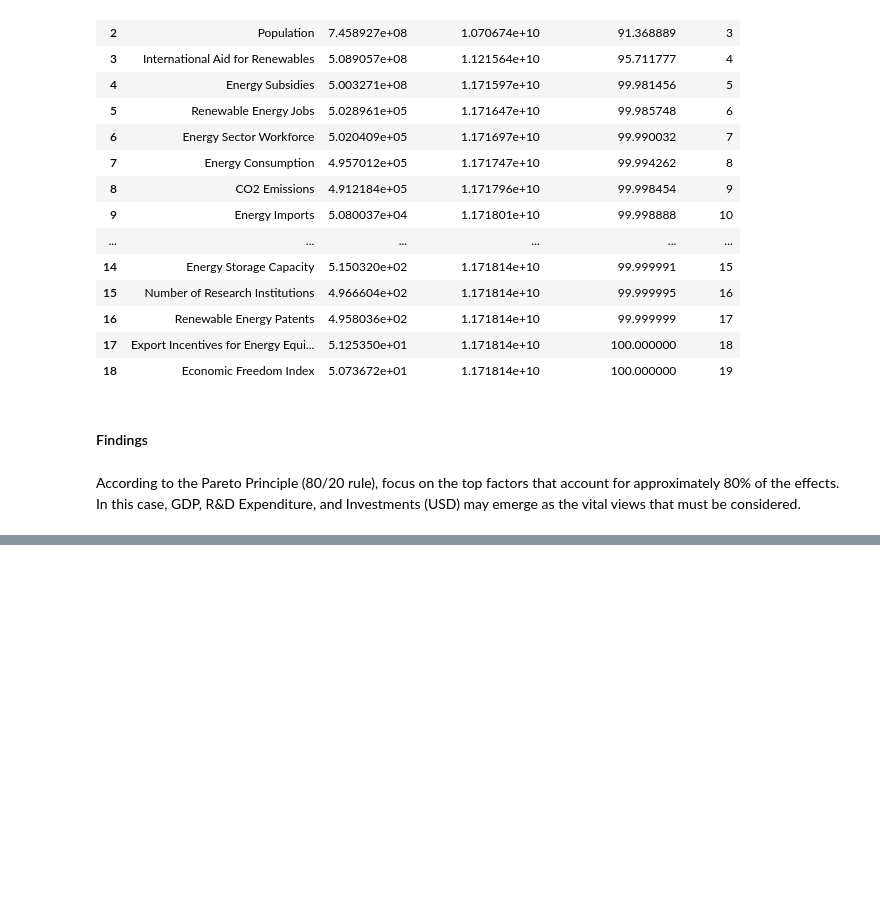
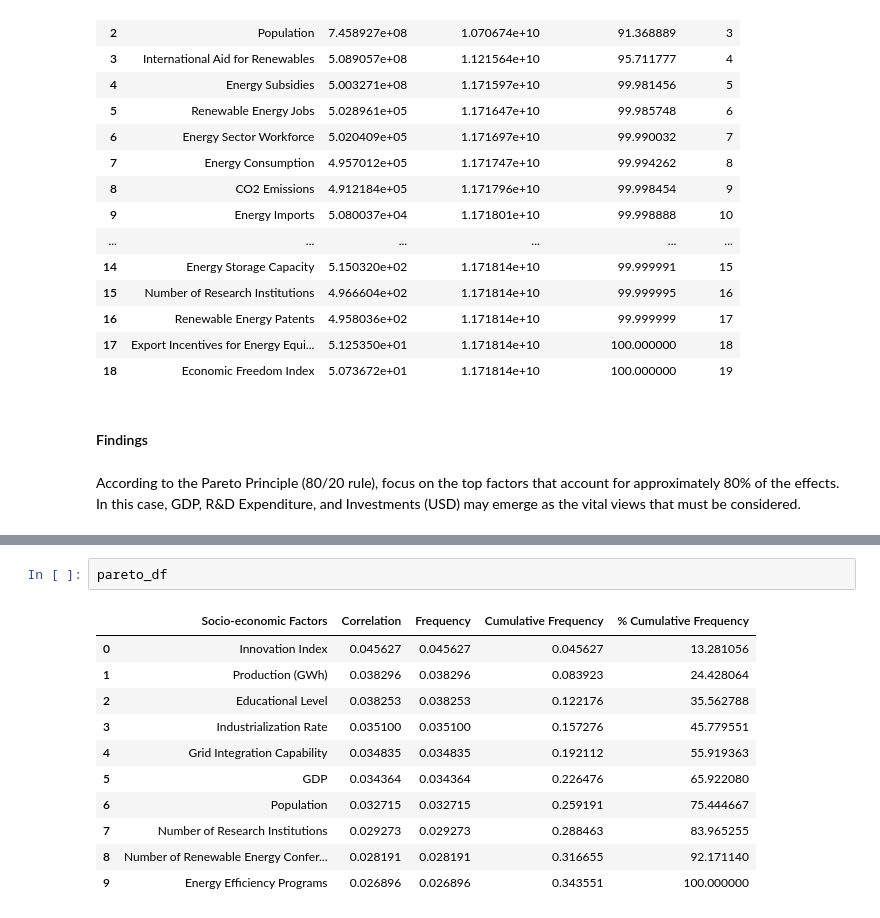
Before and after one commit to arnelimperial/greenergy, a Jupyter notebook: pareto.ipynb, the cells around one changed output, grey strips where cells are left out. Drawn from its saved outputs; the diff is of its cells as text; blank space fills up the shorter version.

```diff
--- a/pareto.ipynb
+++ b/pareto.ipynb
@@ -282,0 +346,14 @@ new_sorted_data
+# %%
+pareto_df
+# %% [output]
+|  | Socio-economic Factors | Correlation | Frequency | Cumulative Frequency | % Cumulative Frequency |
+| 0 | Innovation Index | 0.045627 | 0.045627 | 0.045627 | 13.281056 |
+| 1 | Production (GWh) | 0.038296 | 0.038296 | 0.083923 | 24.428064 |
+| 2 | Educational Level | 0.038253 | 0.038253 | 0.122176 | 35.562788 |
+| 3 | Industrialization Rate | 0.035100 | 0.035100 | 0.157276 | 45.779551 |
+| 4 | Grid Integration Capability | 0.034835 | 0.034835 | 0.192112 | 55.919363 |
+| 5 | GDP | 0.034364 | 0.034364 | 0.226476 | 65.922080 |
+| 6 | Population | 0.032715 | 0.032715 | 0.259191 | 75.444667 |
+| 7 | Number of Research Institutions | 0.029273 | 0.029273 | 0.288463 | 83.965255 |
+| 8 | Number of Renewable Energy Confer... | 0.028191 | 0.028191 | 0.316655 | 92.171140 |
+| 9 | Energy Efficiency Programs | 0.026896 | 0.026896 | 0.343551 | 100.000000 |
```
Also changed, not shown: parts of 4 cells of this notebook, 3 other files.
